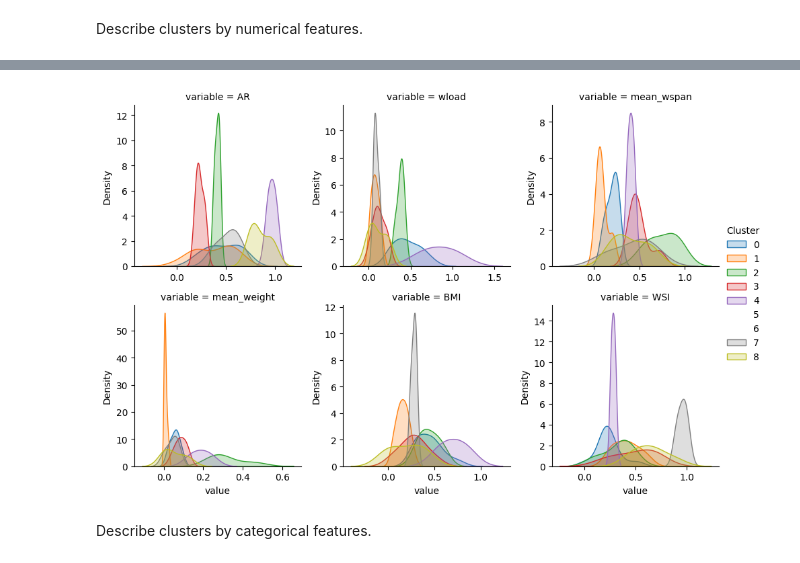
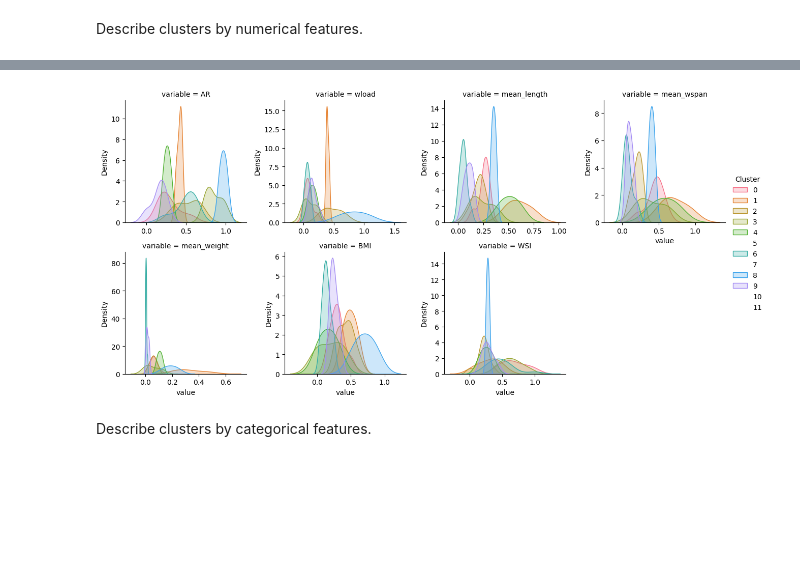
Before and after one commit to kbenedek/DataScience, a Jupyter notebook: HW2/hw_2_1.ipynb, the cells around one changed output, grey strips where cells are left out. Saved outputs shown, nothing was run; the diff lists cells and outputs as text; code cells hidden in the pictures; blank space fills up the shorter version.

Commit message:
Experiment with lambda (we've been gaslighted)

```diff
--- a/HW2/hw_2_1.ipynb
+++ b/HW2/hw_2_1.ipynb
@@ -153,8 +153,8 @@ plt.show()
 # %% [output]
 [figure]
 # %%
-birds = birds.drop(columns=["mean_length"])
-num_cols = birds.select_dtypes(include=['float64']).columns
+#birds = birds.drop(columns=["mean_length"])
+#num_cols = birds.select_dtypes(include=['float64']).columns
 # %% [markdown]
 ### Subtask b
 # %% [markdown]
@@ -249,7 +249,7 @@ categ_std = get_std_dev(create_distance_list(categ_pairwise))
 Standard deviation of the distances: 0.2534869388690408
 # %%
 def mixed_metric(row1, row2):
-    lambda_ = 0.8
+    lambda_ = 0.6
     return lambda_*l2(row1, row2)/l2_std+(1-lambda_)*get_categ_dist(row1, row2)/categ_std
 # %%
 mixed_distances = calculate_pairwise_distance(birds, mixed_metric)
@@ -439,7 +439,7 @@ Adjusted Rand Index: 0.15354491311087543
 # %% [markdown]
 ### Subtask d
 # %%
-final_labels = AgglomerativeClustering(n_clusters=9, linkage='complete', compute_distances=True, metric='precomputed').fit_predict(mixed_distances)
+final_labels = AgglomerativeClustering(n_clusters=12, linkage='complete', compute_distances=True, metric='precomputed').fit_predict(mixed_distances)
 birds['predicted_group'] = final_labels
 birds['group'] = groups
 birds
@@ -482,22 +485,22 @@ birds[list(num_cols)+["predicted_group"]].groupby('predicted_group').agg(['mean'
 # %%
 num_data = birds[list(num_cols) + ["predicted_group"]].copy()
 df = pd.melt(num_data, num_data.columns[-1], num_data.columns[:-1])
 
 g = sns.FacetGrid(
     df,
     col="variable",
     hue="predicted_group",
-    col_wrap=3,
+    col_wrap=4,
     height=8/2.54,
     sharex=False,
     sharey=False,
     legend_out=True
 )
 g.map(sns.kdeplot, "value", fill=True, warn_singular=False)
 g.add_legend(title="Cluster")
 plt.show()
 # %% [output]
-[figure, old version]
+[figure, new version]
 # %% [markdown]
 Describe clusters by categorical features.
 # %%
```
Also changed, not shown: parts of 8 cells of this notebook.
